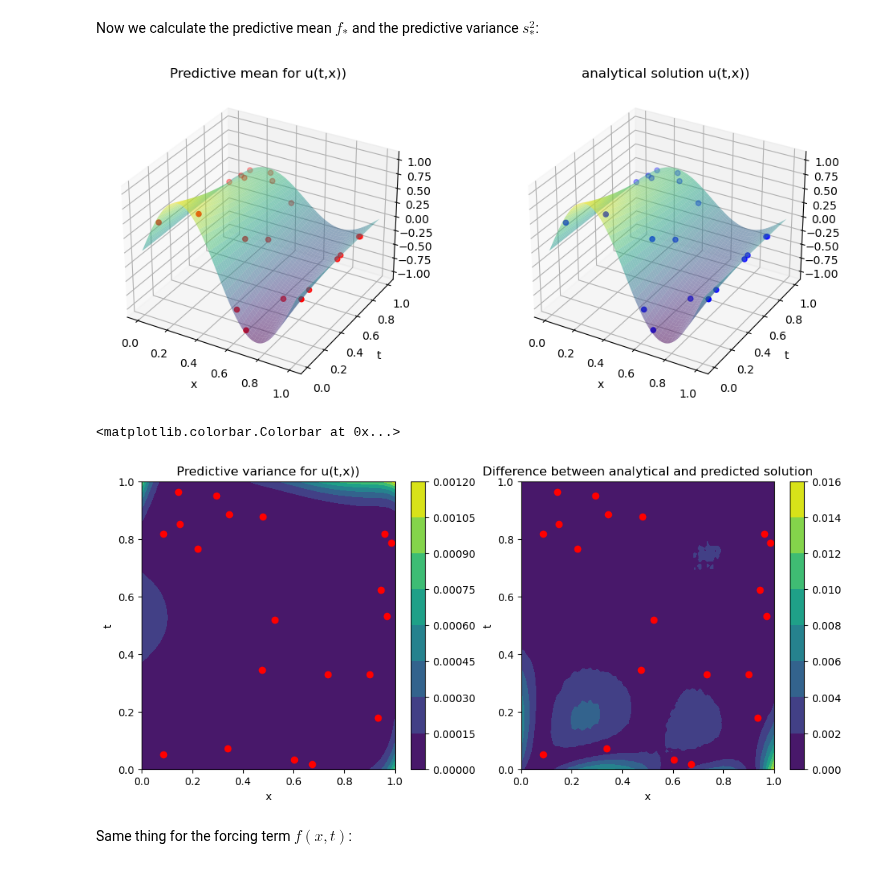
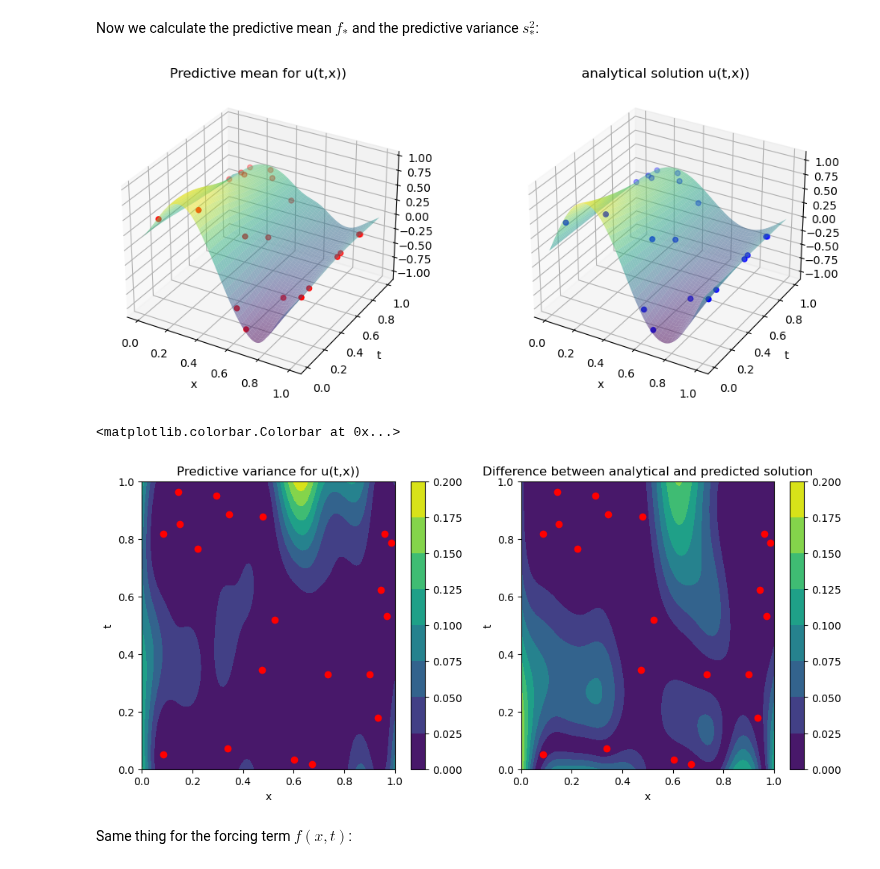
Before and after one commit to TobiLeitgeb/Code_bac, a Jupyter notebook: heat_equation_jax_implementation.ipynb, the cells around one changed output. Cells and saved outputs as stored; diff of their text form; code cells hidden in the pictures.

```diff
--- a/heat_equation_jax_implementation.ipynb
+++ b/heat_equation_jax_implementation.ipynb
@@ -45,8 +45,9 @@ def get_data_set(n_training_points,noise):
     #t_f = np.sort(t_f).reshape(-1,1)
     #x_f = np.sort(x_f).reshape(-1,1)
     f_values = f(t_f,x_f).reshape(-1,1) + np.random.normal(0, noise[1], u(t_u,x_u).shape)
+
     return u_values, f_values, t_u, x_u, t_f, x_f
-noise = [0.00001,0.00001]
+noise = [0.001,0.001]
 u_train, f_train, t_u, x_u, t_f, x_f = get_data_set(20,noise)
 t = np.linspace(0,1,100)
 x = np.linspace(0,1,100)
@@ -150,23 +195,24 @@ k_ff(x,y,t,s,params).shape
 # %%
 @jit
-def k_uf(X, Y, T, S, params):
-    """computes the cross kernel k_uf"""
+def k_fu(X, Y, T, S, params):
+    """computes the cross kernel k_fu. It corresponds to the part with single operator L: k_fu = L k_uu """
+    alpha = params[-1]
+    l_t = params[2]
+    params = params[:-1]
 
-    alpha = params[-1]
-    params = params[:-1]
     X,Y,T,S = X.flatten(), Y.flatten(), T.flatten(), S.flatten() #this is not my favourite solution, but it works atm. However there still is a problem with multidimesional data
     # first I vectorize both the kernel functions seperately
     vectorized_rbf_kernel_x = vmap(vmap(rbf_kernel_single_x, (None, 0, None)), (0, None, None))
     vectorized_rbf_kernel_t = vmap(vmap(rbf_kernel_single_t, (None, 0, None)), (0, None, None))
-    # dk/ds
-    dk_ds = grad(rbf_kernel_single_t, argnums = 1)
-    vectorized_dk_ds = vmap(vmap(dk_ds, (None, 0, None)), (0, None, None))
+    #compute the derivatives seperately and then multiply by the other kernel.
+    # dk/dt
+    dk_dt = grad(rbf_kernel_single_t, argnums = 0)
+    vectorized_dk_dt = vmap(vmap(dk_dt, (None, 0, None)), (0, None, None))
 
-    # dk/dy^2
-    dk_dydy = grad(grad(rbf_kernel_single_x, argnums = 1), argnums = 1) # this is both the second derivative of the kernel with respect y
-    vectorized_dk_dydy = vmap(vmap(dk_dydy, (None, 0, None)), (0, None, None))
+    # dk/dx^2
+    dk_dxdx = grad(grad(rbf_kernel_single_x, argnums = 0), argnums = 0) # this is both the second derivative of the kernel with respect y
+    vectorized_dk_dxdx = vmap(vmap(dk_dxdx, (None, 0, None)), (0, None, None))
 
-    first_part = vectorized_dk_ds(T,S,params[2]) * vectorized_rbf_kernel_x(X,Y,params)
-    second_part = vectorized_dk_dydy(X,Y,params) * vectorized_rbf_kernel_t(T,S,params[2])
-    return first_part - alpha * second_part
-print(k_uf(x,y,t,s,params).shape)
+    k_t = vectorized_dk_dt(T,S,l_t) * vectorized_rbf_kernel_x(X,Y,params)
+    k_xx = vectorized_dk_dxdx(X,Y,params) * vectorized_rbf_kernel_t(T,S,l_t)
+    return k_t - alpha * k_xx
@@ -213,7 +240,7 @@ def gram_Matrix(X, Y, T, S, params, noise_u = 0.00001, noise_f = 0.00001):
     """computes the gram matrix of the kernel"""
     k_uu_matrix = k_uu(X, X, T, T, params) + noise_u * jnp.eye(len(X))
     k_uf_matrix = k_uf(X, Y, T, S, params)
-    k_fu_matrix = k_fu(Y, X, S, T, params)
+    k_fu_matrix = k_uf_matrix.T#k_fu(Y, X, S, T, params)
     k_ff_matrix = k_ff(Y, Y, S, S, params) + noise_f * jnp.eye(len(Y))
     K = jnp.block([[k_uu_matrix, k_uf_matrix], [k_fu_matrix, k_ff_matrix]])
     #ensure_psd(K)
@@ -332,6 +395,7 @@ res = [0.31604217, 0.97715365, 0.66528261, 0.9957155 ]
 # %% [markdown]
 Now we calculate the predictive mean $f_*$ and the predictive variance $s^2_*$:
 # %%
+theta = [0.08658419, 0.2941714 , 0.39965343, 1.0389222 ]
 X_test = np.linspace(0,1,100).reshape(-1,1)
 t_test = np.linspace(0,1,100).reshape(-1,1)
 x_star, t_star = np.meshgrid(X_test, t_test)
@@ -339,16 +403,16 @@ x_star = x_star.reshape(-1,1)
 t_star = t_star.reshape(-1,1)
 targets = np.vstack((u_train, f_train))
 
-L = jnp.linalg.cholesky(gram_Matrix(x_u, x_f, t_u, t_f, res.x))
-q_1 = k_uu(x_star,x_u,t_star,t_u,res.x)
-q_2 = k_uf(x_star,x_f,t_star,t_f, res.x)
+L = jnp.linalg.cholesky(gram_Matrix(x_u, x_f, t_u, t_f, theta))
+q_1 = k_uu(x_star,x_u,t_star,t_u,theta)
+q_2 = k_uf(x_star,x_f,t_star,t_f, theta)
 q = jnp.hstack((q_1,q_2))
 alpha = jnp.linalg.solve(L.T, jnp.linalg.solve(L, targets))
 f_star = q@alpha
 f_star = f_star.reshape(100,100)
 
 alpha_var = np.linalg.solve(L.T, np.linalg.solve(L, q.T))
-var = k_uu(x_star,x_star,t_star,t_star, res.x) - q@alpha_var
+var = k_uu(x_star,x_star,t_star,t_star, theta) - q@alpha_var
 var = np.diag(var)
 var = var.reshape(100,100)
 
@@ -360,35 +424,35 @@ ax[0].plot_surface(x_star.reshape(100,100), t_star.reshape(100,100), f_star, cma
 ax[1].plot_surface(x_star.reshape(100,100), t_star.reshape(100,100), analytical_solution.reshape(100,100), cmap="viridis", edgecolor='none', alpha=0.5)
 ax[0].set_title('Predictive mean for u(t,x))')
 ax[0].set_xlabel('x')
 ax[0].set_ylabel('t')
 ax[0].scatter(x_u, t_u, u_train, c='r', marker='o')
 ax[1].scatter(x_u, t_u, u_train, c='b', marker='o')
 ax[1].set_title('analytical solution u(t,x))')
 ax[1].set_xlabel('x')
 ax[1].set_ylabel('t')
 plt.show()
 
 fig, ax = plt.subplots(1,2,figsize=(12,5))
 cont1 = ax[0].contourf(x_star.reshape(100,100), t_star.reshape(100,100), var, cmap='viridis')
 ax[0].scatter(x_u, t_u, c='r', marker='o')
 ax[0].set_title('Predictive variance for u(t,x))')
 ax[0].set_xlabel('x')
 ax[0].set_ylabel('t')
 fig.colorbar(cont1, ax=ax[0])
 
 
 difference_analytical_predicted_solution = np.abs(analytical_solution.reshape(100,100) - f_star)
 
 cont2 = ax[1].contourf(x_star.reshape(100,100), t_star.reshape(100,100), difference_analytical_predicted_solution, cmap='viridis')
 ax[1].set_title('Difference between analytical and predicted solution')
 ax[1].scatter(x_u, t_u, c='r', marker='o')
 ax[1].set_xlabel('x')
 ax[1].set_ylabel('t')
 fig.colorbar(cont2, ax=ax[1])
 # %% [output]
-[figure, old version]
+[figure, new version]
 <matplotlib.colorbar.Colorbar at 0x...>
-[figure, old version]
+[figure, new version]
 # %% [markdown]
 Same thing for the forcing term $f(x,t)$:
 # %%
```
Also changed, not shown: parts of 17 cells of this notebook, 23 other files.
